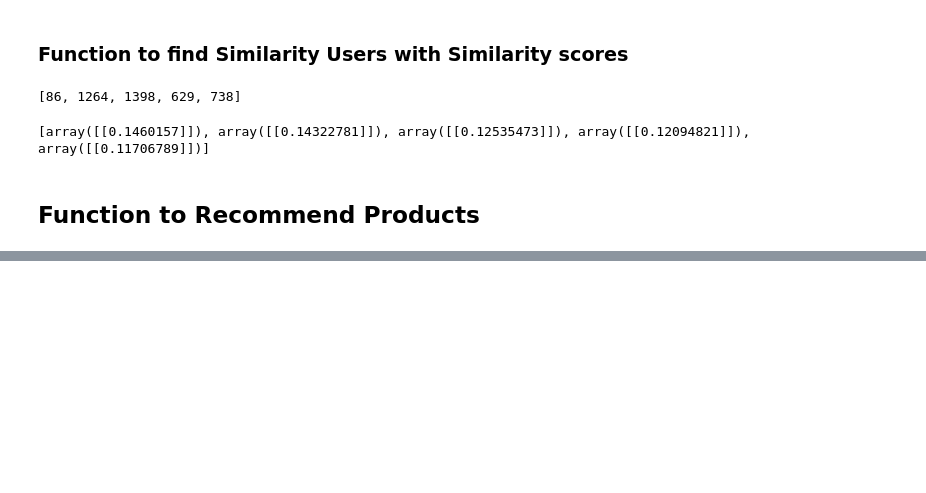
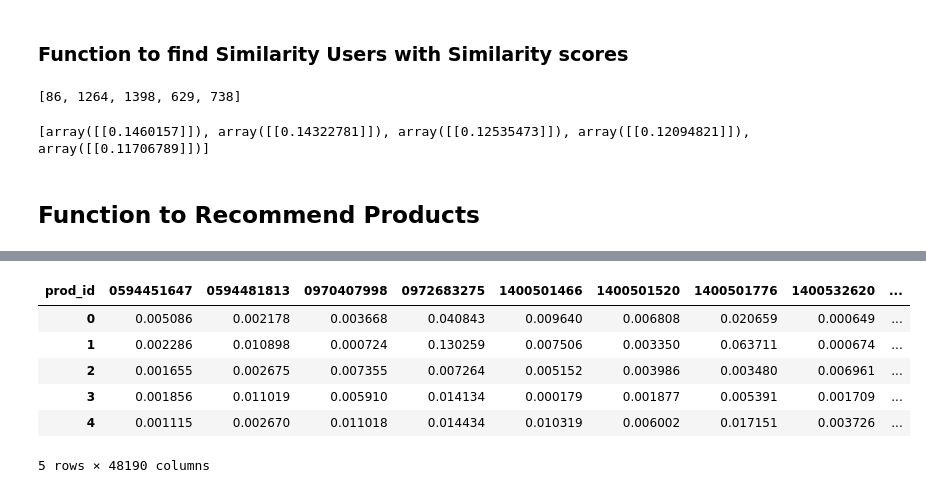
Before and after one commit to ojshav/Recommendation-System, a Jupyter notebook: Recommedation_system.ipynb, the cells around one changed output, grey strips where cells are left out. Cells and saved outputs as stored; diff of their text form; code cells hidden in the pictures; blank space fills up the shorter version.

```diff
--- a/Recommedation_system.ipynb
+++ b/Recommedation_system.ipynb
@@ -280,0 +285,3 @@ recommendations(11,5,final_ratings_matrix)
+# %%
+from scipy.sparse import csr_matrix
+final_rating_sparse = csr_matrix(final_ratings_matrix.values)
@@ -280,0 +290,7 @@ recommendations(11,5,final_ratings_matrix)
+# %%
+from scipy.sparse.linalg import svds
+## Singular value Decomposition
+U, s, Vt = svds(final_rating_sparse, k =50)
+
+## construct diagonal array in svd
+sigma = np.diag(s)
@@ -280,0 +311,8 @@ recommendations(11,5,final_ratings_matrix)
+# %%
+predicted_ratings = np.dot(np.dot(U,sigma),Vt)
+
+## Predicted ratings
+
+preds_df = pd.DataFrame(abs(predicted_ratings), columns = final_ratings_matrix.columns)
+preds_df.head()
+preds_matrix = csr_matrix(preds_df.values)
@@ -280,0 +401,10 @@ recommendations(11,5,final_ratings_matrix)
+# %%
+preds_df.head()
+# %% [output]
+| prod_id | 0594451647 | 0594481813 | 0970407998 | 0972683275 | 1400501466 | 1400501520 | 1400501776 | 1400532620 | ... |
+| 0 | 0.005086 | 0.002178 | 0.003668 | 0.040843 | 0.009640 | 0.006808 | 0.020659 | 0.000649 | ... |
+| 1 | 0.002286 | 0.010898 | 0.000724 | 0.130259 | 0.007506 | 0.003350 | 0.063711 | 0.000674 | ... |
+| 2 | 0.001655 | 0.002675 | 0.007355 | 0.007264 | 0.005152 | 0.003986 | 0.003480 | 0.006961 | ... |
+| 3 | 0.001856 | 0.011019 | 0.005910 | 0.014134 | 0.000179 | 0.001877 | 0.005391 | 0.001709 | ... |
+| 4 | 0.001115 | 0.002670 | 0.011018 | 0.014434 | 0.010319 | 0.006002 | 0.017151 | 0.003726 | ... |
+5 rows × 48190 columns
```
Also changed, not shown: parts of 22 cells of this notebook.
